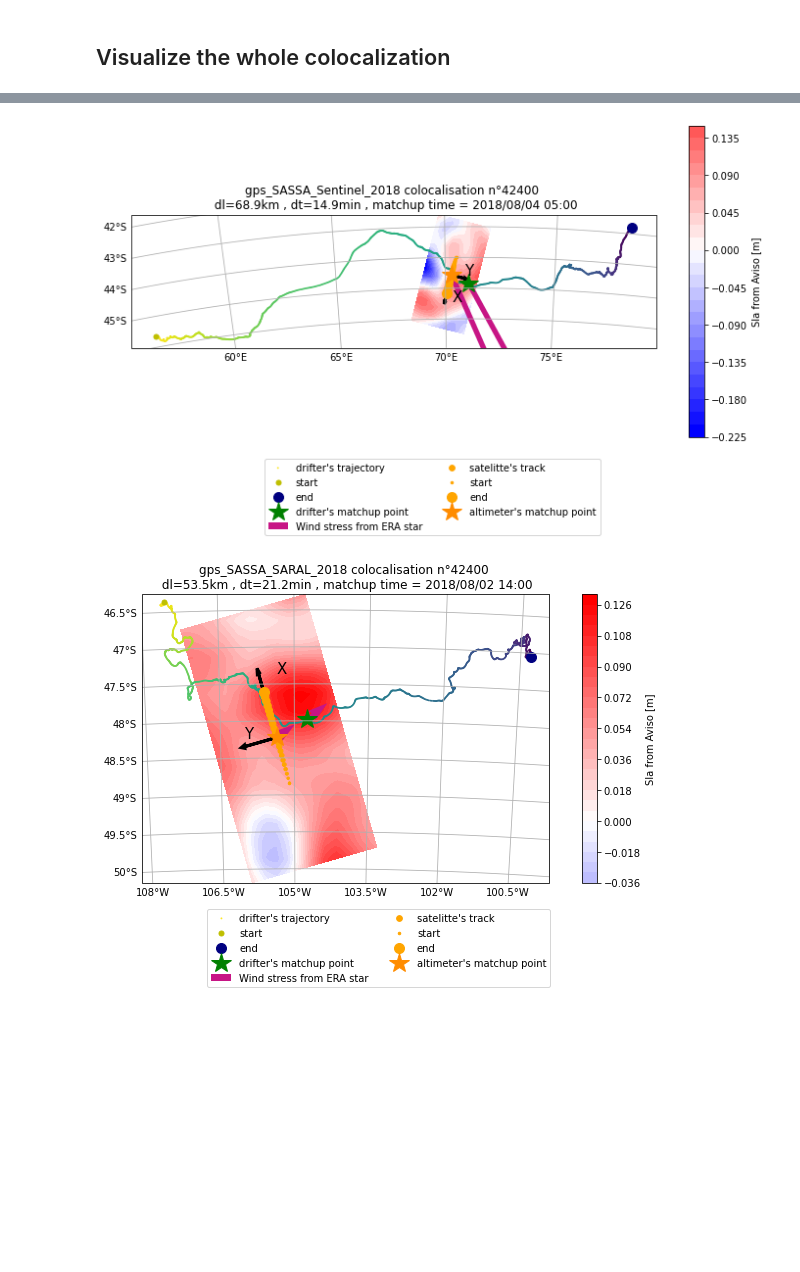
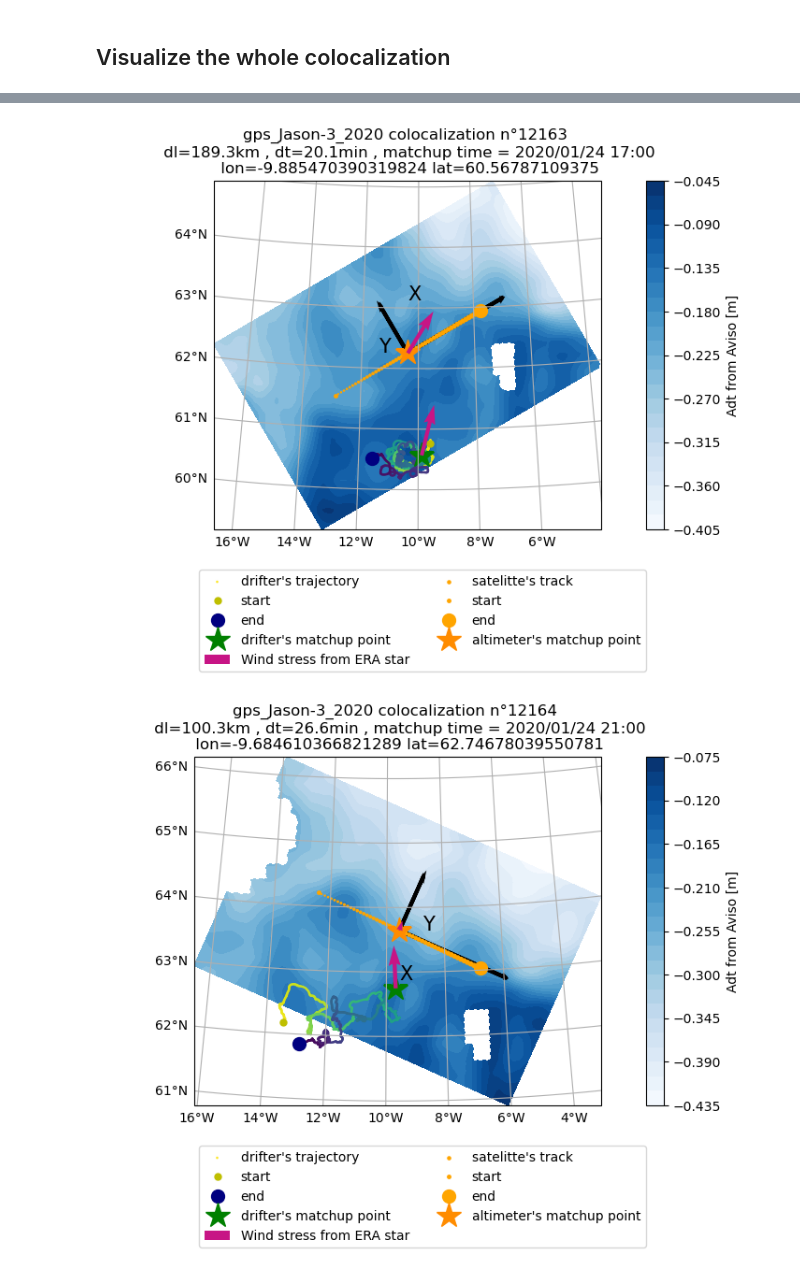
Before and after one commit to margot-demol/historical_analysis, a Jupyter notebook: 41_coloc_images.ipynb, the cells around one changed output, grey strips where cells are left out. Cells and saved outputs as stored; diff of their text form; code cells hidden in the pictures; blank space fills up the shorter version.

```diff
--- a/41_coloc_images.ipynb
+++ b/41_coloc_images.ipynb
@@ -171,8 +174,7 @@ plot_coloc_matchup(labels[1],437)
-# %%
-plot_coloc_matchup(labels[1],42400)
-# %% [output]
-[figure, removed]
-# %%
-plot_coloc_matchup(labels[0],42400)
-# %% [output]
-[figure, removed]
+# %%
+i = 10400
+for nobs in dsm.obs.values[i:i+4] :
+    plot_coloc_matchup(l, nobs)
+# %% [output]
+[figure, added]
+[figure, added]
```
Also changed, not shown: parts of 36 cells of this notebook, 32 other files.
